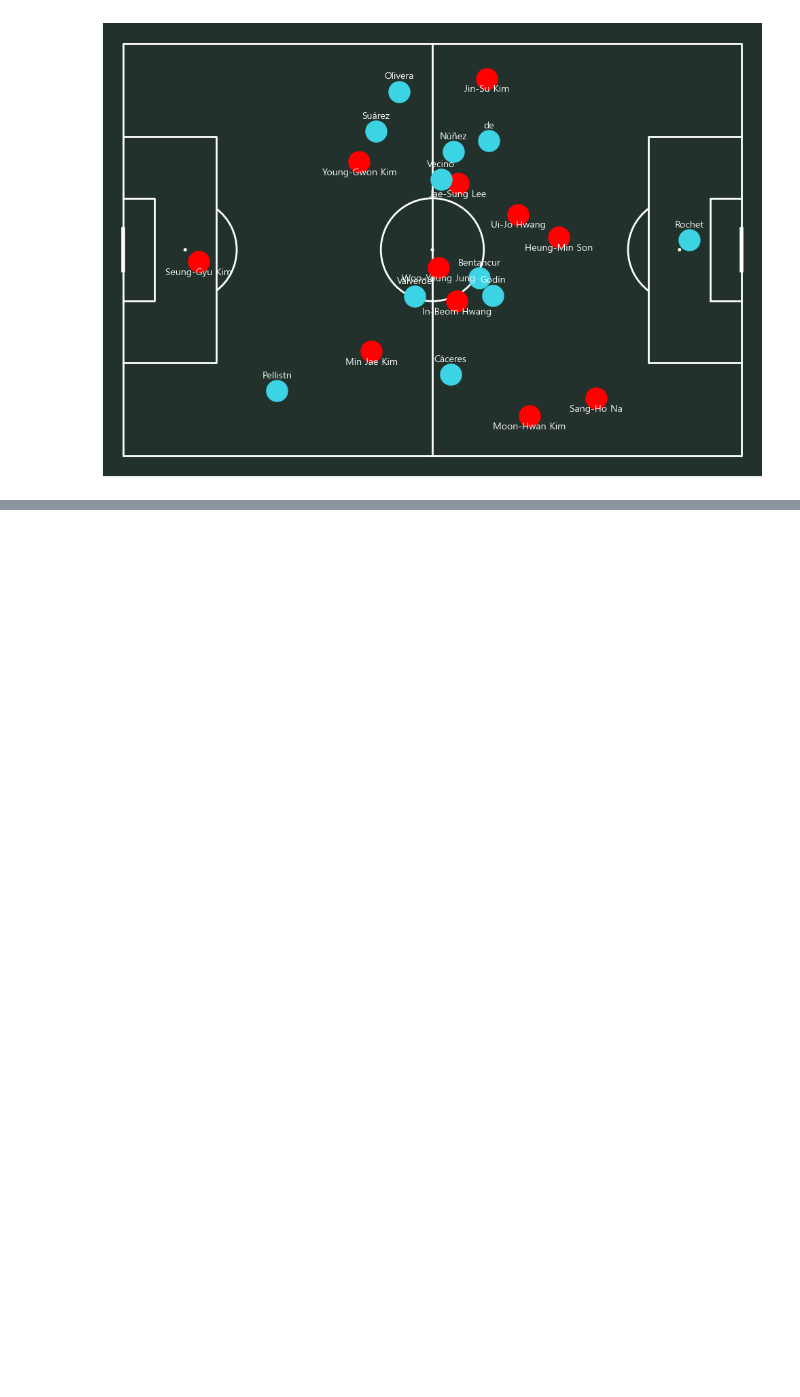
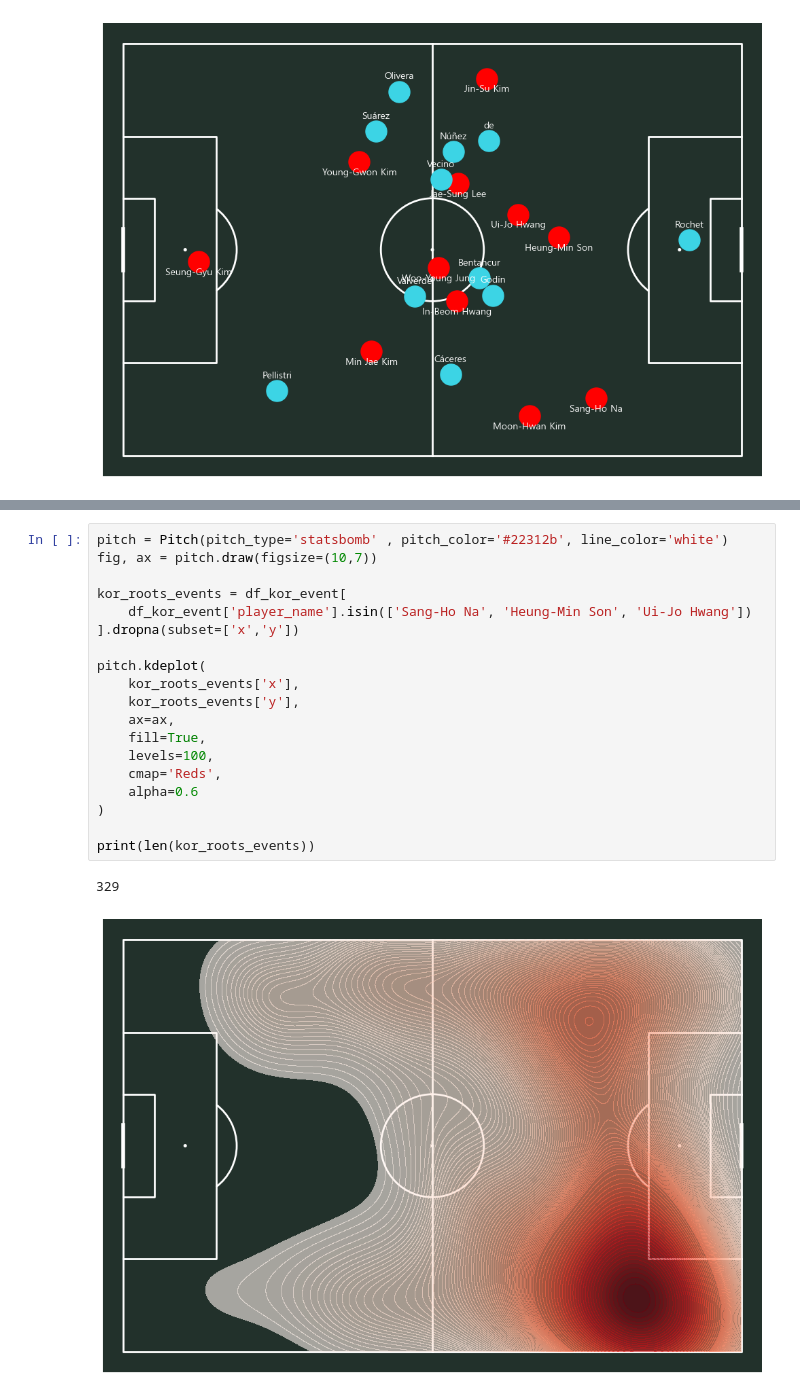
Before and after one commit to 0jyyyyy/Soccer_Lens, a Jupyter notebook: Tactics_lab/World_cup/2022/korea_uruguay.ipynb, the cells around one changed output, grey strips where cells are left out. Drawn from its saved outputs; the diff is of its cells as text; blank space fills up the shorter version.

```diff
--- a/Tactics_lab/World_cup/2022/korea_uruguay.ipynb
+++ b/Tactics_lab/World_cup/2022/korea_uruguay.ipynb
@@ -306,0 +307,22 @@ TypeError: BasePitch.draw() got an unexpected keyword argument 'title'
+# %%
+pitch = Pitch(pitch_type='statsbomb' , pitch_color='#22312b', line_color='white')
+fig, ax = pitch.draw(figsize=(10,7))
+
+kor_roots_events = df_kor_event[
+    df_kor_event['player_name'].isin(['Sang-Ho Na', 'Heung-Min Son', 'Ui-Jo Hwang'])
+].dropna(subset=['x','y'])
+
+pitch.kdeplot(
+    kor_roots_events['x'],
+    kor_roots_events['y'],
+    ax=ax,
+    fill=True,
+    levels=100,
+    cmap='Reds',
+    alpha=0.6
+)
+
+print(len(kor_roots_events))
+# %% [output]
+329
+[figure, added]
```
Also changed, not shown: parts of 4 cells of this notebook.
